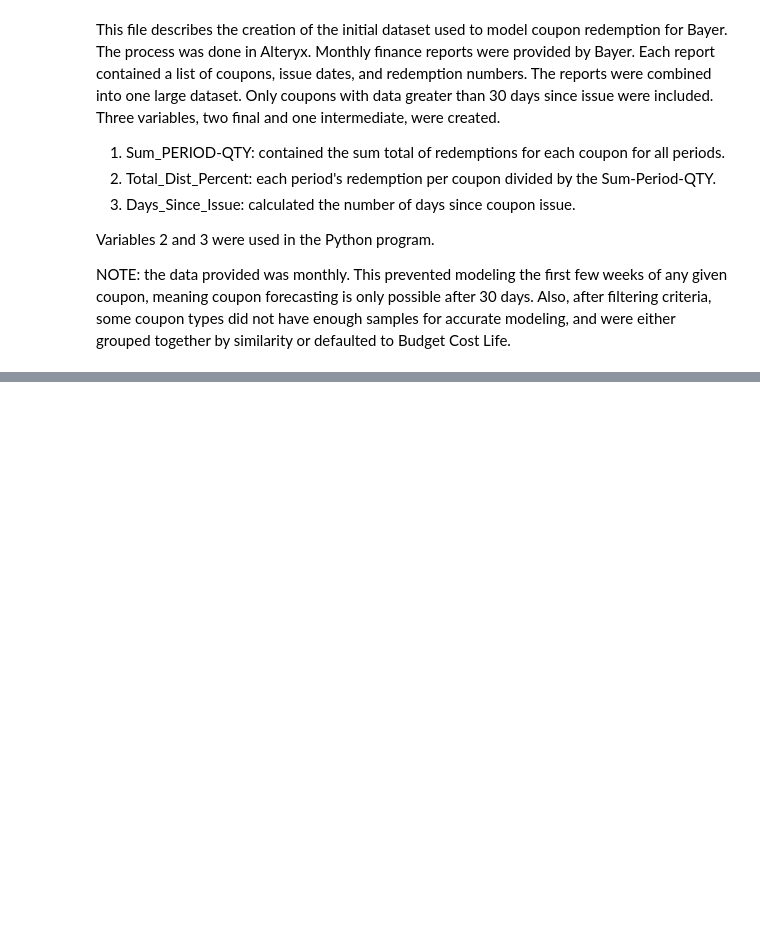
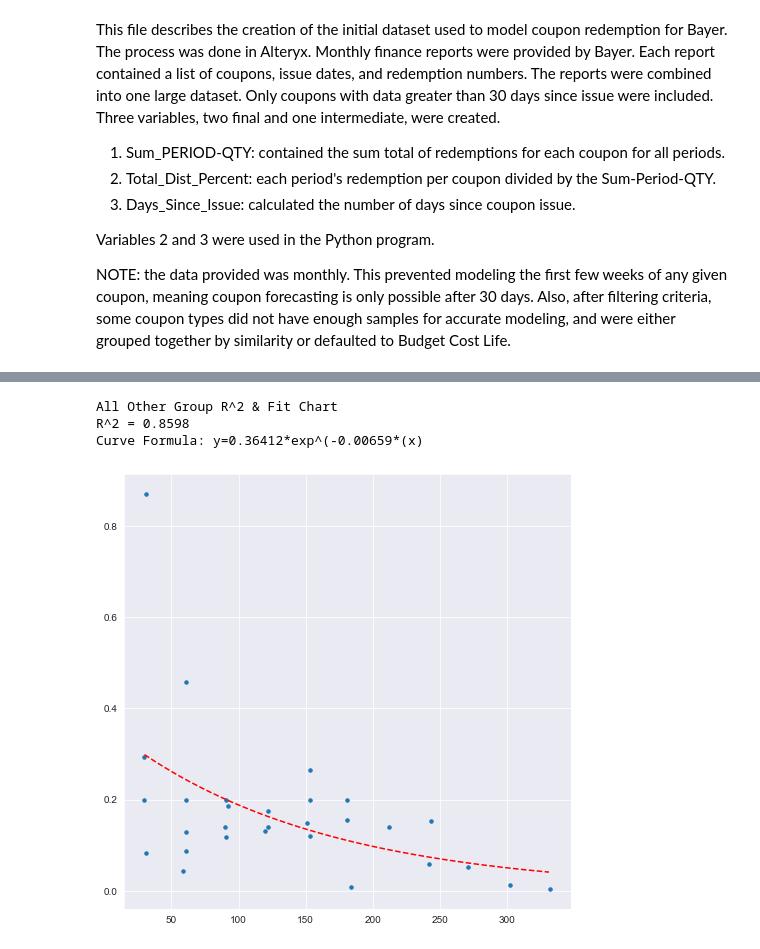
Before and after one commit to NA-Git/Bayesian_Methods, a Jupyter notebook: attribution/Bayer/Bayer_Redemption_Curves.ipynb, the cells around one changed output, grey strips where cells are left out. Saved outputs shown, nothing was run; the diff lists cells and outputs as text; code cells hidden in the pictures; blank space fills up the shorter version.

```diff
--- a/attribution/Bayer/Bayer_Redemption_Curves.ipynb
+++ b/attribution/Bayer/Bayer_Redemption_Curves.ipynb
@@ -180,16 +200,21 @@ Curve Formula: y=0.91167*exp^(-0.00036*(x)
 # %%
-# #@title
-# # All Other: MISCELLANEOUS MEDIA, DIRECT MAIL, DIRECT MAIL SOLO
-#
-# misc = all_coupons[all_coupons["Media_Type"].isin(["Miscellaneous Media",
-#                                                     "Direct Mail Solo",
-#                                                     "Direct Mail"])]
-#
-# np_misc = misc[['Time_Since_Issue',
-#                 'Total_Dist_Percent']].to_numpy(dtype=float)
-#
-# x = np_misc[:, 0]
-# y = np_misc[:, 1]
-#
-# print('All Other Group R^2 & Fit Chart')
-# a, b = output(x, y, p0)
+#@title
+# All Other: MISCELLANEOUS MEDIA, DIRECT MAIL, DIRECT MAIL SOLO
+
+misc = all_coupons[all_coupons["Media_Type"].isin(["Miscellaneous Media",
+                                                    "Direct Mail Solo",
+                                                    "Direct Mail"])]
+
+np_misc = misc[['Time_Since_Issue',
+                'Total_Dist_Percent']].to_numpy(dtype=float)
+
+x = np_misc[:, 0]
+y = np_misc[:, 1]
+
+print('All Other Group R^2 & Fit Chart')
+a, b = output(x, y, p0)
+# %% [output]
+All Other Group R^2 & Fit Chart
+R^2 = 0.8598
+Curve Formula: y=0.36412*exp^(-0.00659*(x)
+[figure, added]
```
Also changed, not shown: parts of 5 cells of this notebook, 2 other files.
